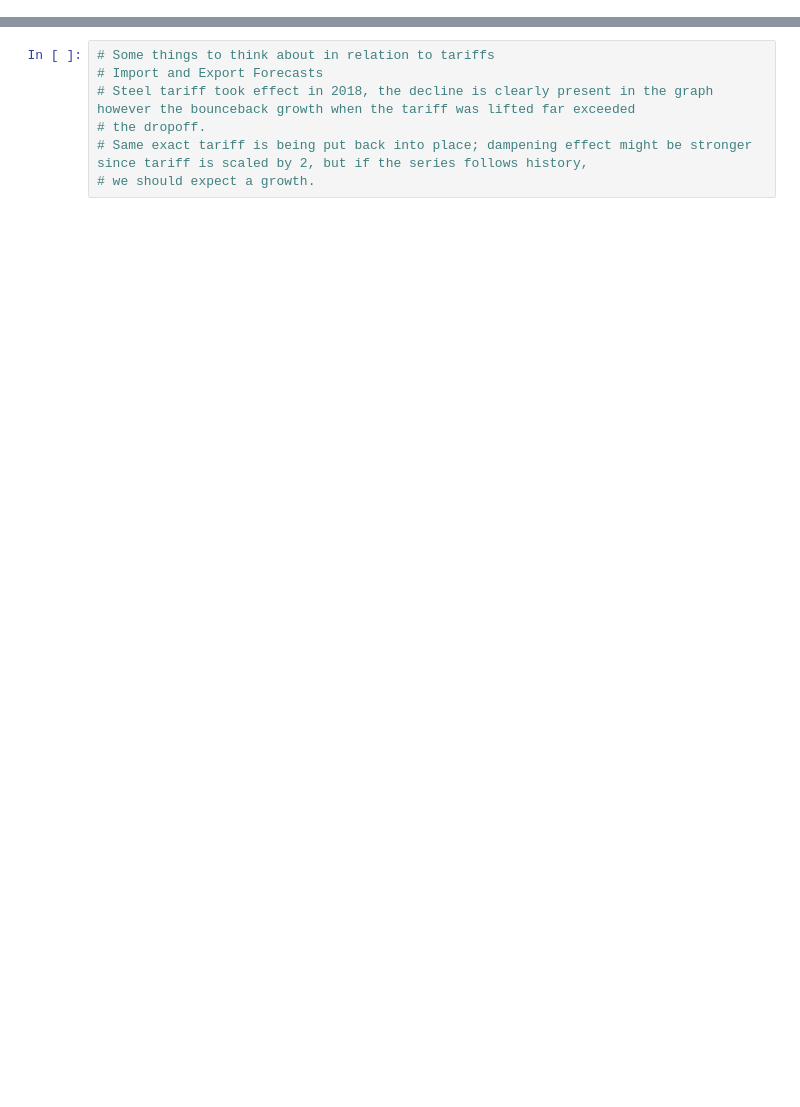
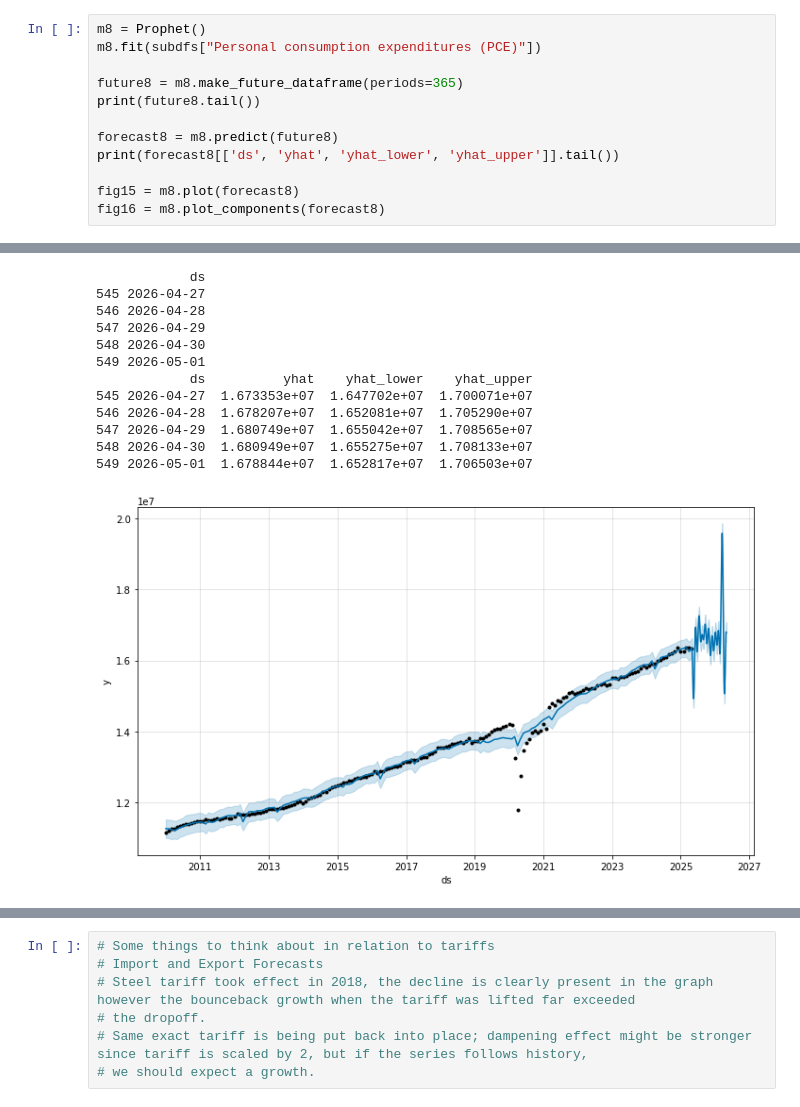
Before and after one commit to ericarmstrong04/VCA, a Jupyter notebook: Relevant Forecasts.ipynb, the cells around one changed output, grey strips where cells are left out. Cells and saved outputs as stored; diff of their text form; blank space fills up the shorter version.

```diff
--- a/Relevant Forecasts.ipynb
+++ b/Relevant Forecasts.ipynb
@@ -160,0 +219,13 @@ fig0 = m5.plot_components(forecast5)
+# %%
+m8 = Prophet()
+m8.fit(subdfs["Personal consumption expenditures (PCE)"])
+
+future8 = m8.make_future_dataframe(periods=365)
+print(future8.tail())
+
+forecast8 = m8.predict(future8)
+print(forecast8[['ds', 'yhat', 'yhat_lower', 'yhat_upper']].tail())
+
+fig15 = m8.plot(forecast8)
+fig16 = m8.plot_components(forecast8)
+# %% [output]
@@ -160,0 +234,13 @@ fig0 = m5.plot_components(forecast5)
+            ds
+545 2026-04-27
+546 2026-04-28
+547 2026-04-29
+548 2026-04-30
+549 2026-05-01
+            ds          yhat    yhat_lower    yhat_upper
+545 2026-04-27  1.673353e+07  1.647702e+07  1.700071e+07
+546 2026-04-28  1.678207e+07  1.652081e+07  1.705290e+07
+547 2026-04-29  1.680749e+07  1.655042e+07  1.708565e+07
+548 2026-04-30  1.680949e+07  1.655275e+07  1.708133e+07
+549 2026-05-01  1.678844e+07  1.652817e+07  1.706503e+07
+[figure, added]
```
Also changed, not shown: parts of 9 cells of this notebook.
